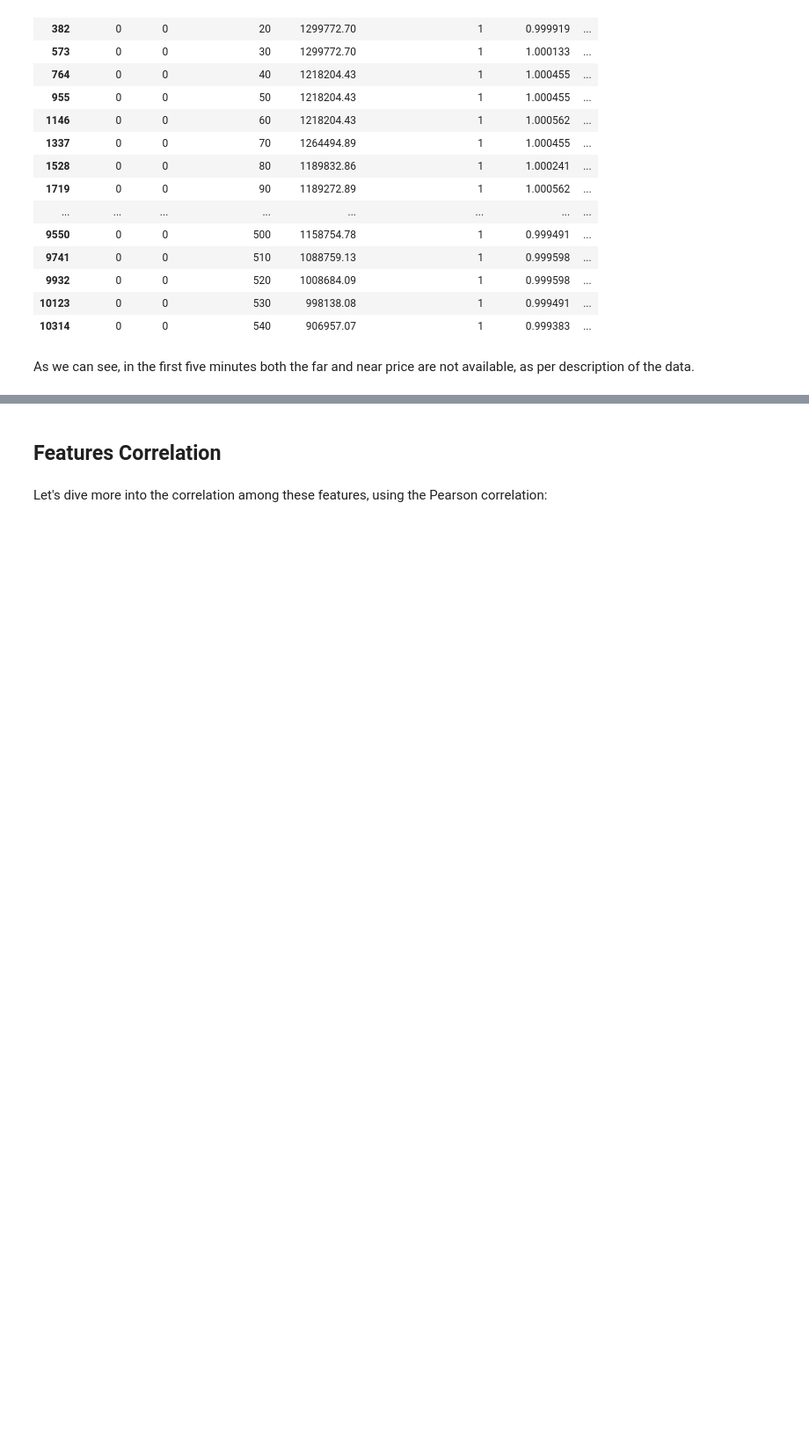
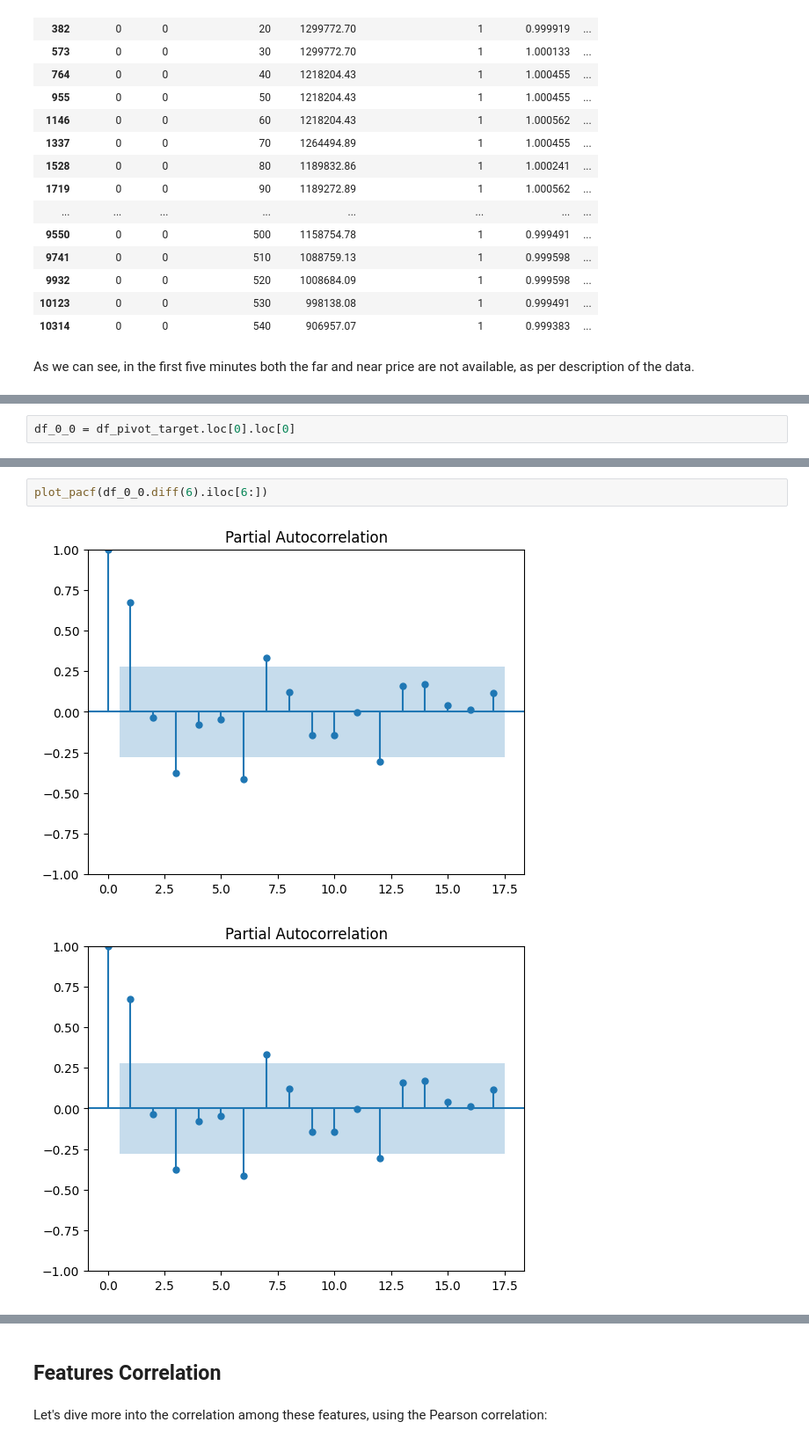
Before and after one commit to tfranza/optiver, a Jupyter notebook: Data_analysis.ipynb, the cells around one changed output, grey strips where cells are left out. Shown at 88% size. Saved outputs shown, nothing was run; the diff lists cells and outputs as text; blank space fills up the shorter version.

```diff
--- a/Data_analysis.ipynb
+++ b/Data_analysis.ipynb
@@ -128 +133,3 @@ df.pivot(index=['stock_id','date_id'], columns='seconds_in_bucket', values='refe
 95236 rows × 55 columns
+# %%
+df_0_0 = df_pivot_target.loc[0].loc[0]
@@ -128,0 +143,5 @@ df.pivot(index=['stock_id','date_id'], columns='seconds_in_bucket', values='refe
+# %%
+plot_pacf(df_0_0.diff(6).iloc[6:])
+# %% [output]
+[figure, added]
+[figure, added]
```
Also changed, not shown: parts of 16 cells of this notebook.
